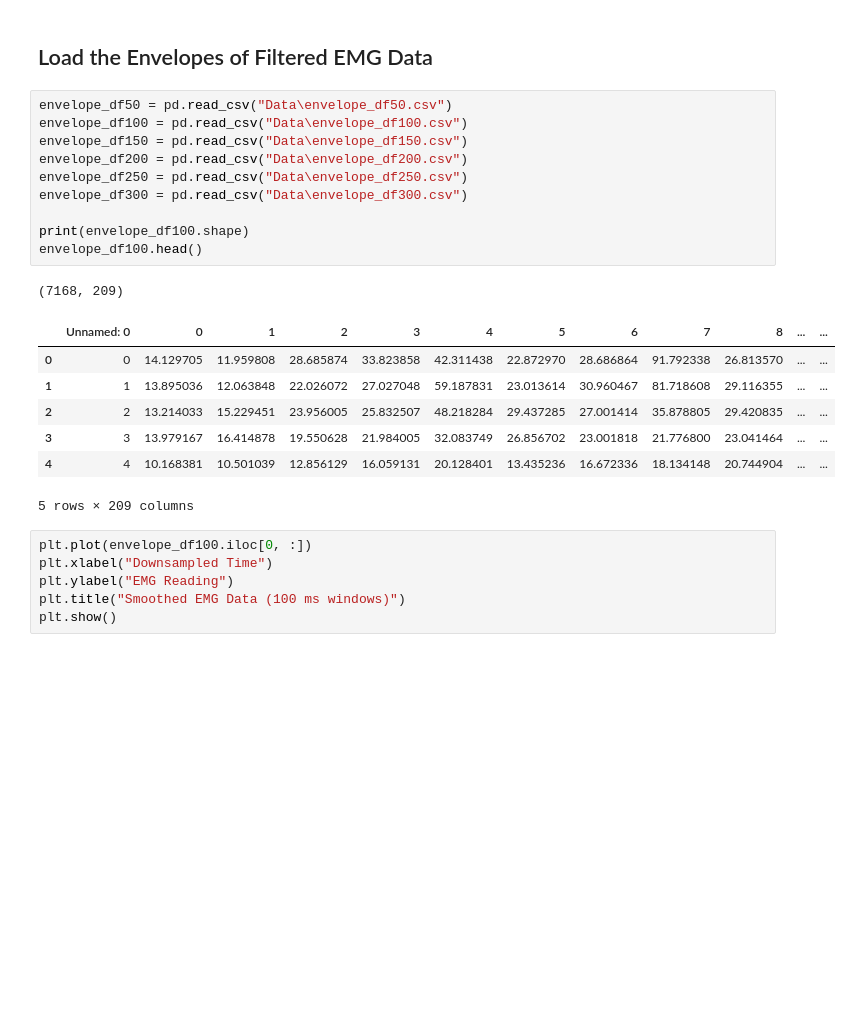
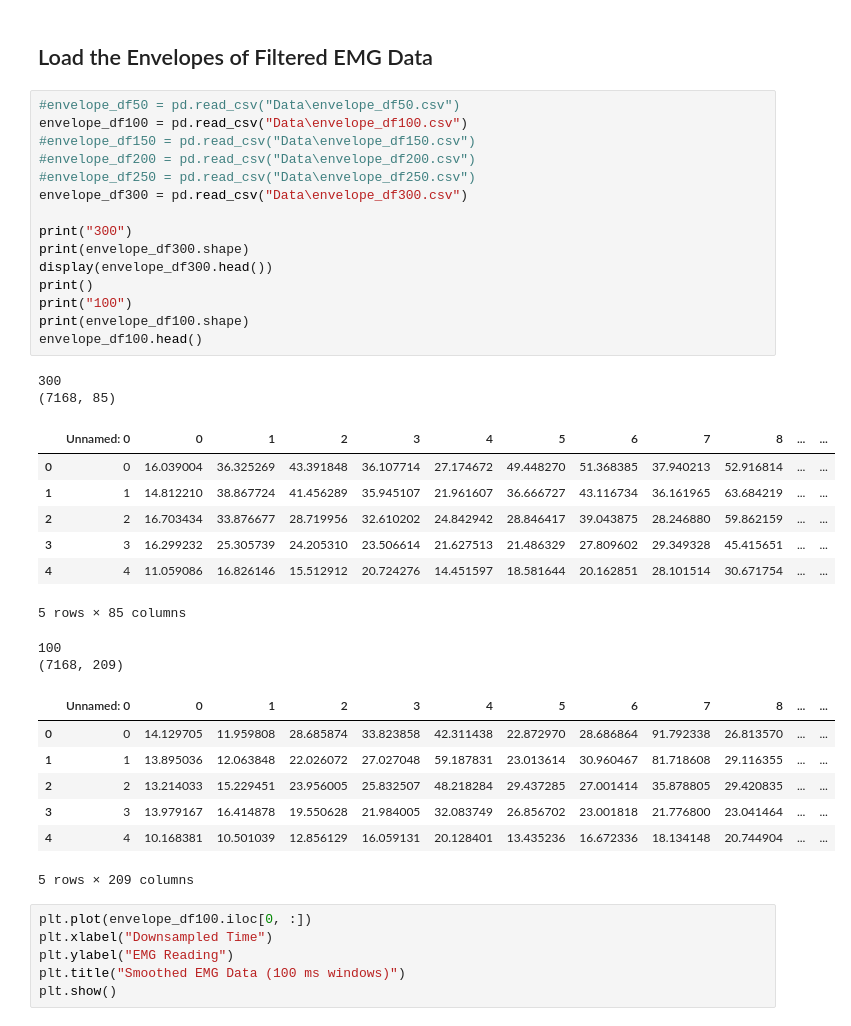
Before and after one commit to kdmalc/personalization-privacy-risk, a Jupyter notebook: 106_Initial_EMG_Privacy_Attack.ipynb, the cells around one changed output. Cells and saved outputs as stored; diff of their text form; blank space fills up the shorter version.

```diff
--- a/106_Initial_EMG_Privacy_Attack.ipynb
+++ b/106_Initial_EMG_Privacy_Attack.ipynb
@@ -67,24 +74,39 @@ labels_df.head()
 # %% [markdown]
 ## Load the Envelopes of Filtered EMG Data
 # %%
-envelope_df50 = pd.read_csv("Data\envelope_df50.csv")
+#envelope_df50 = pd.read_csv("Data\envelope_df50.csv")
 envelope_df100 = pd.read_csv("Data\envelope_df100.csv")
-envelope_df150 = pd.read_csv("Data\envelope_df150.csv")
-envelope_df200 = pd.read_csv("Data\envelope_df200.csv")
-envelope_df250 = pd.read_csv("Data\envelope_df250.csv")
+#envelope_df150 = pd.read_csv("Data\envelope_df150.csv")
+#envelope_df200 = pd.read_csv("Data\envelope_df200.csv")
+#envelope_df250 = pd.read_csv("Data\envelope_df250.csv")
 envelope_df300 = pd.read_csv("Data\envelope_df300.csv")
 
+print("300")
+print(envelope_df300.shape)
+display(envelope_df300.head())
+print()
+print("100")
 print(envelope_df100.shape)
 envelope_df100.head()
 # %% [output]
-(7168, 209)
+300
+(7168, 85)
 |  | Unnamed: 0 | 0 | 1 | 2 | 3 | 4 | 5 | 6 | 7 | 8 | ... | ... |
-| 0 | 0 | 14.129705 | 11.959808 | 28.685874 | 33.823858 | 42.311438 | 22.872970 | 28.686864 | 91.792338 | 26.813570 | ... | ... |
-| 1 | 1 | 13.895036 | 12.063848 | 22.026072 | 27.027048 | 59.187831 | 23.013614 | 30.960467 | 81.718608 | 29.116355 | ... | ... |
-| 2 | 2 | 13.214033 | 15.229451 | 23.956005 | 25.832507 | 48.218284 | 29.437285 | 27.001414 | 35.878805 | 29.420835 | ... | ... |
-| 3 | 3 | 13.979167 | 16.414878 | 19.550628 | 21.984005 | 32.083749 | 26.856702 | 23.001818 | 21.776800 | 23.041464 | ... | ... |
-| 4 | 4 | 10.168381 | 10.501039 | 12.856129 | 16.059131 | 20.128401 | 13.435236 | 16.672336 | 18.134148 | 20.744904 | ... | ... |
+| 0 | 0 | 16.039004 | 36.325269 | 43.391848 | 36.107714 | 27.174672 | 49.448270 | 51.368385 | 37.940213 | 52.916814 | ... | ... |
+| 1 | 1 | 14.812210 | 38.867724 | 41.456289 | 35.945107 | 21.961607 | 36.666727 | 43.116734 | 36.161965 | 63.684219 | ... | ... |
+| 2 | 2 | 16.703434 | 33.876677 | 28.719956 | 32.610202 | 24.842942 | 28.846417 | 39.043875 | 28.246880 | 59.862159 | ... | ... |
+| 3 | 3 | 16.299232 | 25.305739 | 24.205310 | 23.506614 | 21.627513 | 21.486329 | 27.809602 | 29.349328 | 45.415651 | ... | ... |
+| 4 | 4 | 11.059086 | 16.826146 | 15.512912 | 20.724276 | 14.451597 | 18.581644 | 20.162851 | 28.101514 | 30.671754 | ... | ... |
-5 rows × 209 columns
+5 rows × 85 columns
+100
+(7168, 209)
+|  | Unnamed: 0 | 0 | 1 | 2 | 3 | 4 | 5 | 6 | 7 | 8 | ... | ... |
+| 0 | 0 | 14.129705 | 11.959808 | 28.685874 | 33.823858 | 42.311438 | 22.872970 | 28.686864 | 91.792338 | 26.813570 | ... | ... |
+| 1 | 1 | 13.895036 | 12.063848 | 22.026072 | 27.027048 | 59.187831 | 23.013614 | 30.960467 | 81.718608 | 29.116355 | ... | ... |
+| 2 | 2 | 13.214033 | 15.229451 | 23.956005 | 25.832507 | 48.218284 | 29.437285 | 27.001414 | 35.878805 | 29.420835 | ... | ... |
+| 3 | 3 | 13.979167 | 16.414878 | 19.550628 | 21.984005 | 32.083749 | 26.856702 | 23.001818 | 21.776800 | 23.041464 | ... | ... |
+| 4 | 4 | 10.168381 | 10.501039 | 12.856129 | 16.059131 | 20.128401 | 13.435236 | 16.672336 | 18.134148 | 20.744904 | ... | ... |
+5 rows × 209 columns
 # %%
 plt.plot(envelope_df100.iloc[0, :])
 plt.xlabel("Downsampled Time")
```
Also changed, not shown: parts of 24 cells of this notebook, 1 other file.
